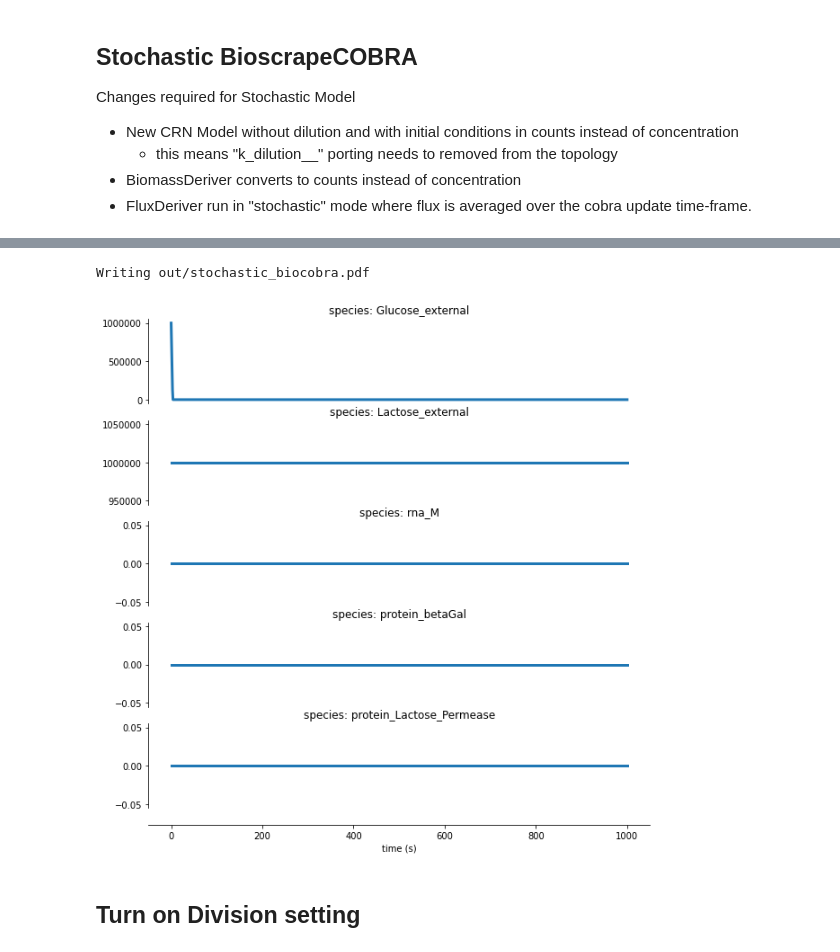
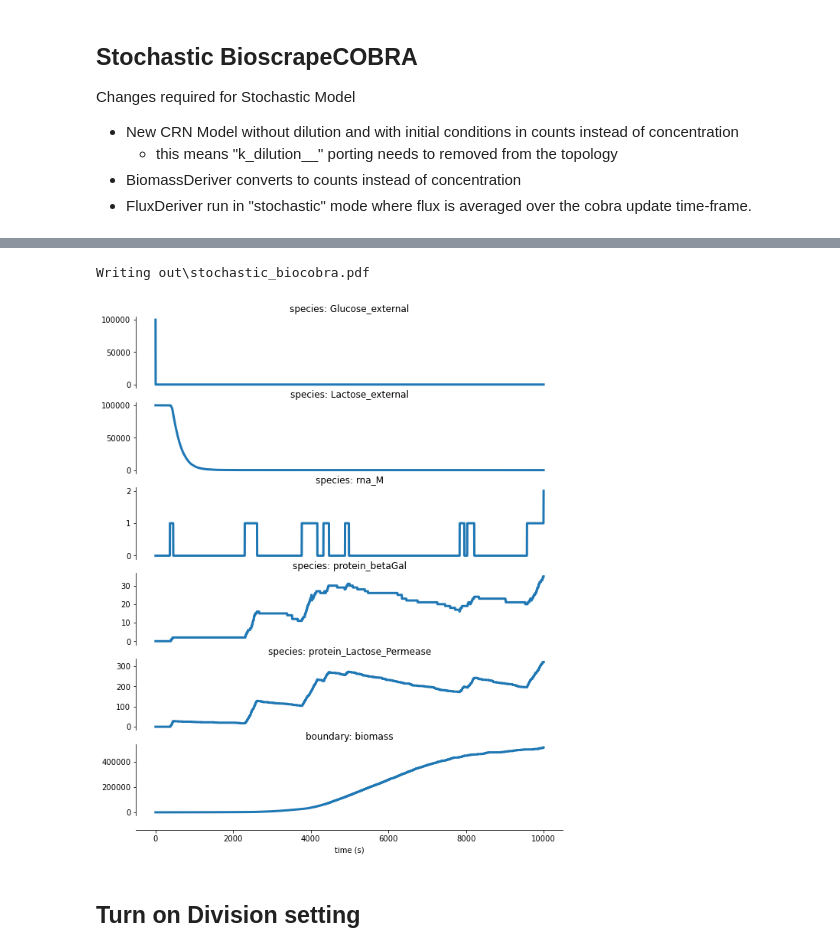
Before and after one commit to vivarium-collective/vivarium-notebooks, a Jupyter notebook: lac_operon/bioscrape-cobra-stochastic-refactoring.ipynb, the cells around one changed output, grey strips where cells are left out. Cells and saved outputs as stored; diff of their text form; code cells hidden in the pictures.

```diff
--- a/lac_operon/bioscrape-cobra-stochastic-refactoring.ipynb
+++ b/lac_operon/bioscrape-cobra-stochastic-refactoring.ipynb
@@ -253,13 +256,13 @@ Writing out/bioscrape_deterministic.pdf
 ### run Bioscrape Process with stochastic simulator
 # %%
 #Run the simulation
-total_time = 10000
+total_time = 2500
 
 #This will configure a stochastic model using the Gillespie SSA algorithm
 stochastic_bioscrape_config = {
             'sbml_file': 'LacOperon_stochastic.xml',
             'stochastic': True,
-            'safe_mode':True,
+            'safe_mode':False,
             'initial_volume': 1,
             'internal_dt': 0.1,
             'time_step':time_step}
@@ -687,6 +676,7 @@ class BioscrapeCOBRA(Composite):
         'daughter_path': tuple(),
         '_schema': schema_override,
         'stochastic': False,
+        'spatial_on': False, # are spatial dynamics used?
         'clock': {
             'time_step': 1.0}
     }
@@ -697,7 +687,6 @@ class BioscrapeCOBRA(Composite):
             'cobra': DynamicFBA(config['cobra']),
             'mass_deriver': TreeMass(),
             'volume_deriver': Volume(),
-            'local_field': LocalField(),
             'clock': Clock(config['clock']),
         }
 
@@ -737,6 +726,11 @@ class BioscrapeCOBRA(Composite):
                 'divide_condition': DivideCondition(config['divide_condition']),
                 'division': MetaDivision(division_config)
             })
+
+        #Spatial logic
+        if config["spatial_on"]:
+            processes.update({'local_field': LocalField()})
+
         return processes
 
     def generate_topology(self, config):
@@ -790,12 +784,6 @@ class BioscrapeCOBRA(Composite):
                 'input': boundary_path,
                 'output': boundary_path,
             },
-            'local_field': {
-                'exchanges': boundary_path + ('exchange',),
-                'location': boundary_path + ('location',),
-                'fields': fields_path,
-                'dimensions': dimensions_path,
-            },
             'clock': {
                 'global_time': boundary_path + ('time',)
             }
@@ -829,6 +817,16 @@ class BioscrapeCOBRA(Composite):
                     'agents': agents_path,
                 },
             })
+
+        #Ports to use in the spatial case
+        if config["spatial_on"]:
+            topology.update({'local_field': {
+                'exchanges': boundary_path + ('exchange',),
+                'location': boundary_path + ('location',),
+                'fields': fields_path,
+                'dimensions': dimensions_path,
+            }})
+
         return topology
 # %% [markdown]
 ## Deterministic BioscrapeCOBRA
@@ -876,7 +889,7 @@ Changes required for Stochastic Model
 * BiomassDeriver converts to counts instead of concentration
 * FluxDeriver run in "stochastic" mode where flux is averaged over the cobra update time-frame.
 # %%
-total_time = 1000
+total_time = 10000
 stochastic_bioscrape_config = {
             'sbml_file': 'LacOperon_stochastic.xml',
             'stochastic': True,
@@ -886,8 +899,8 @@ stochastic_bioscrape_config = {
 stochastic_biocobra_composer = BioscrapeCOBRA({'bioscrape': stochastic_bioscrape_config})
 
 initial_state = stochastic_biocobra_composer.initial_state()
-initial_state['species']['Glucose_external'] = 1e6
-initial_state['species']['Lactose_external'] = 1e6
+initial_state['species']['Glucose_external'] = 1e5
+initial_state['species']['Lactose_external'] = 1e5
 
 # make experiment
 stochastic_biocobra_composite = stochastic_biocobra_composer.generate()
@@ -923,16 +918,26 @@ states {'species': {'rna_M': 0.0, 'monomer_betaGal': 0.0, 'protein_betaGal': 0.0
 # %%
 timeseries = stochastic_biocobra_experiment.emitter.get_timeseries()
+
+plotted_stochastic_bioscrape_cobra_variables = {
+    'variables':[
+        ('species', 'Glucose_external'),
+        ('species', 'Lactose_external'),
+        ('species', 'rna_M'),
+        ('species', 'protein_betaGal'),
+        ('species', 'protein_Lactose_Permease'),
+        ("boundary", "biomass"),
+        ]}
 
 # plot output
 variables_plot_config = {
     'filename': 'stochastic_biocobra.pdf',
-    **plotted_bioscrape_variables,
+    **plotted_stochastic_bioscrape_cobra_variables,
     **plot_var_config}
 
 fig = plot_variables(timeseries, **variables_plot_config)
 # %% [output]
-Writing out/stochastic_biocobra.pdf
+Writing out\stochastic_biocobra.pdf
-[figure, old version]
+[figure, new version]
 # %% [markdown]
 ## Turn on Division setting
 # %%
```
Also changed, not shown: parts of 19 cells of this notebook, 8 other files.
